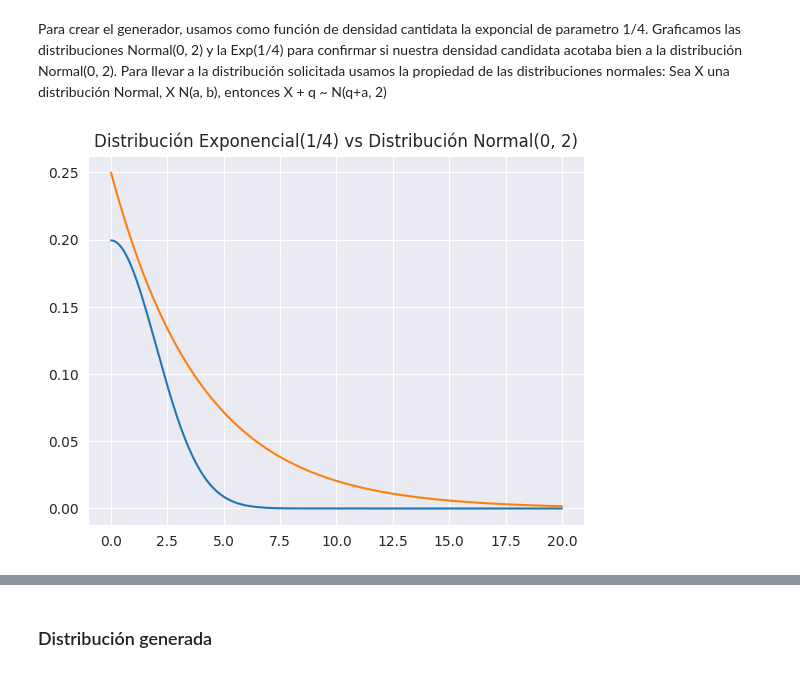
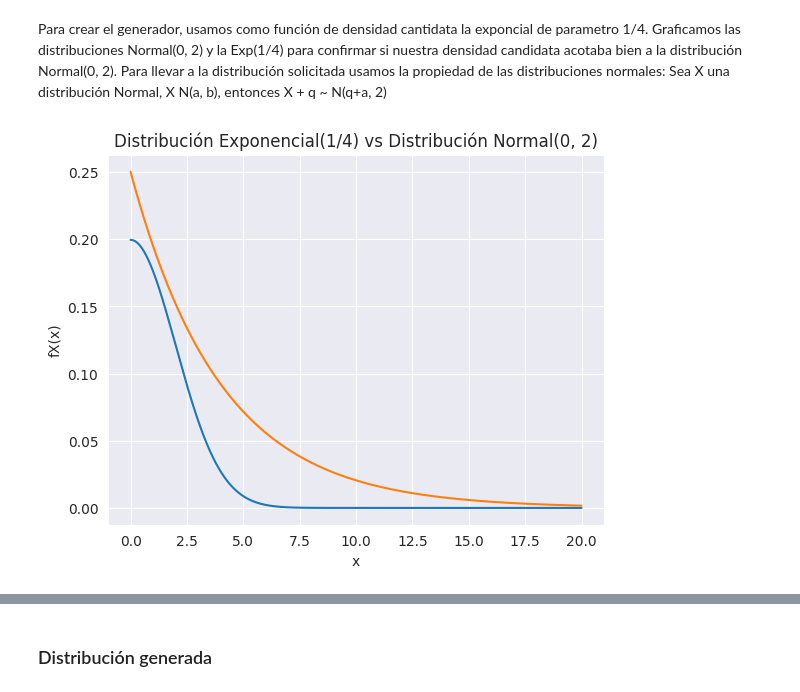
Before and after one commit to delpinor/tp-simulacion, a Jupyter notebook: TP1/ej_01.ipynb, the cells around one changed output, grey strips where cells are left out. Cells and saved outputs as stored; diff of their text form; code cells hidden in the pictures.

```diff
--- a/TP1/ej_01.ipynb
+++ b/TP1/ej_01.ipynb
@@ -457,12 +457,14 @@ Sea X una distribución Normal, X  N(a, b), entonces X + q ~ N(q+a, 2)
 # %%
 x_axis = np.arange(0, 20, 0.001)
 plt.plot(x_axis, norm.pdf(x_axis,0,2))
 y = stats.expon.pdf(x_axis, 0, 4)
 plt.plot(x_axis, y)
 plt.title("Distribución Exponencial(1/4) vs Distribución Normal(0, 2)")
+plt.xlabel("x")
+plt.ylabel("fX(x)")
 plt.show()
 # %% [output]
-[figure, old version]
+[figure, new version]
 # %%
 generador_normal = GeneradorVariableNormal(10, 2, generador)
 muestra4 = generador_normal.muestras_en_iteraciones(2000)
```
Also changed, not shown: parts of 25 cells of this notebook.
